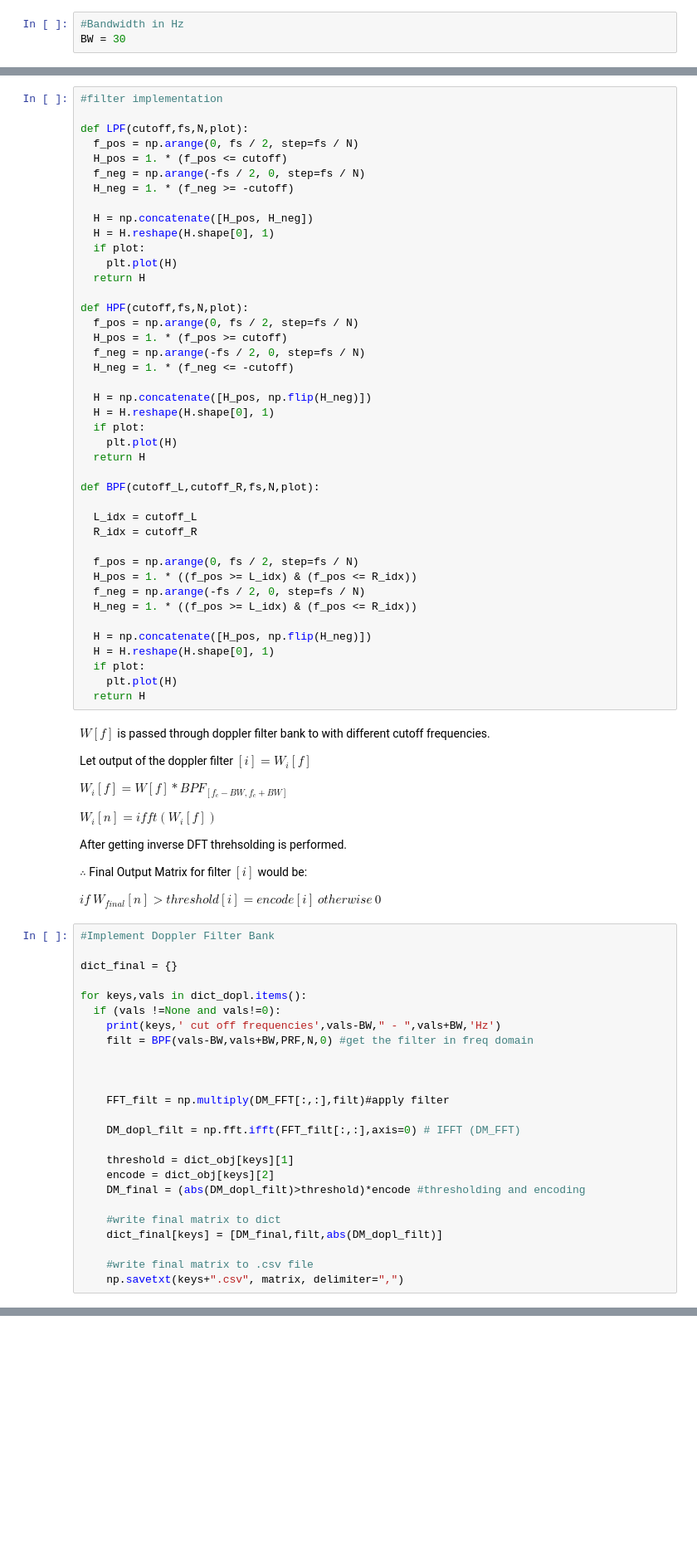
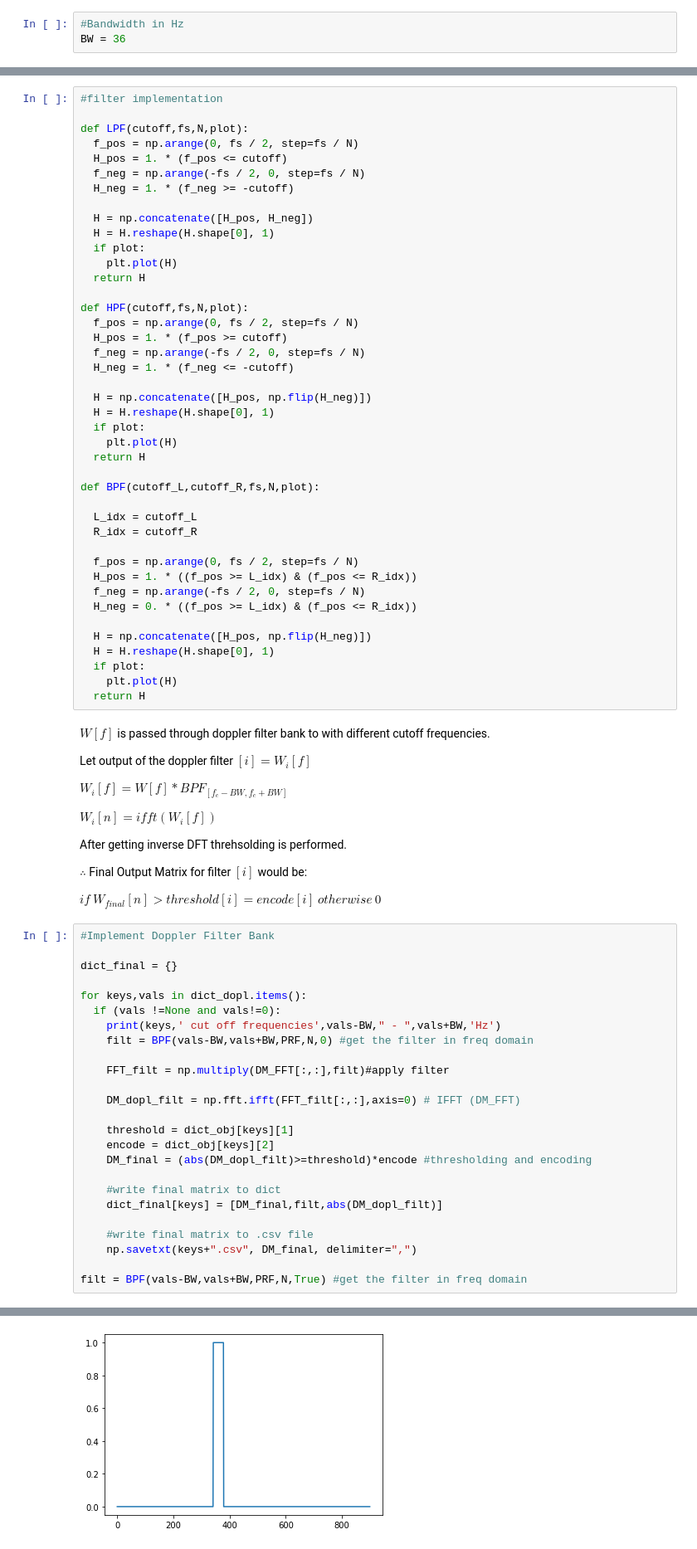
Before and after one commit to damithkawshan/Radar-and-Navigation, a Jupyter notebook: Radar_Assignment_2_160026P.ipynb, the cells around one changed output, grey strips where cells are left out. Shown at 83% size. Saved outputs shown, nothing was run; the diff lists cells and outputs as text; blank space fills up the shorter version.

```diff
--- a/Radar_Assignment_2_160026P.ipynb
+++ b/Radar_Assignment_2_160026P.ipynb
@@ -308,6 +353,6 @@ plot_fft(DM_FFT[:,8],dopl_frq,PRF,1)
 # %%
 #Bandwidth in Hz
-BW = 30
+BW = 36
 # %% [markdown]
 #Question 05
 
@@ -349,7 +394,7 @@ def BPF(cutoff_L,cutoff_R,fs,N,plot):
   f_pos = np.arange(0, fs / 2, step=fs / N)
   H_pos = 1. * ((f_pos >= L_idx) & (f_pos <= R_idx))
   f_neg = np.arange(-fs / 2, 0, step=fs / N)
-  H_neg = 1. * ((f_pos >= L_idx) & (f_pos <= R_idx))
+  H_neg = 0. * ((f_pos >= L_idx) & (f_pos <= R_idx))
 
   H = np.concatenate([H_pos, np.flip(H_neg)])
   H = H.reshape(H.shape[0], 1)
@@ -380,19 +425,19 @@ for keys,vals in dict_dopl.items():
     print(keys,' cut off frequencies',vals-BW," - ",vals+BW,'Hz')
     filt = BPF(vals-BW,vals+BW,PRF,N,0) #get the filter in freq domain
 
-
-
     FFT_filt = np.multiply(DM_FFT[:,:],filt)#apply filter
 
     DM_dopl_filt = np.fft.ifft(FFT_filt[:,:],axis=0) # IFFT (DM_FFT)
 
     threshold = dict_obj[keys][1]
     encode = dict_obj[keys][2]
-    DM_final = (abs(DM_dopl_filt)>threshold)*encode #thresholding and encoding
+    DM_final = (abs(DM_dopl_filt)>=threshold)*encode #thresholding and encoding
 
     #write final matrix to dict
     dict_final[keys] = [DM_final,filt,abs(DM_dopl_filt)]
 
     #write final matrix to .csv file
-    np.savetxt(keys+".csv", matrix, delimiter=",")
+    np.savetxt(keys+".csv", DM_final, delimiter=",")
+
+filt = BPF(vals-BW,vals+BW,PRF,N,True) #get the filter in freq domain
 # %% [output]
@@ -402,0 +448 @@ Air-Crafts  cut off frequencies 690.0  -  750.0 Hz
+[figure, added]
```
Also changed, not shown: parts of 19 cells of this notebook.
